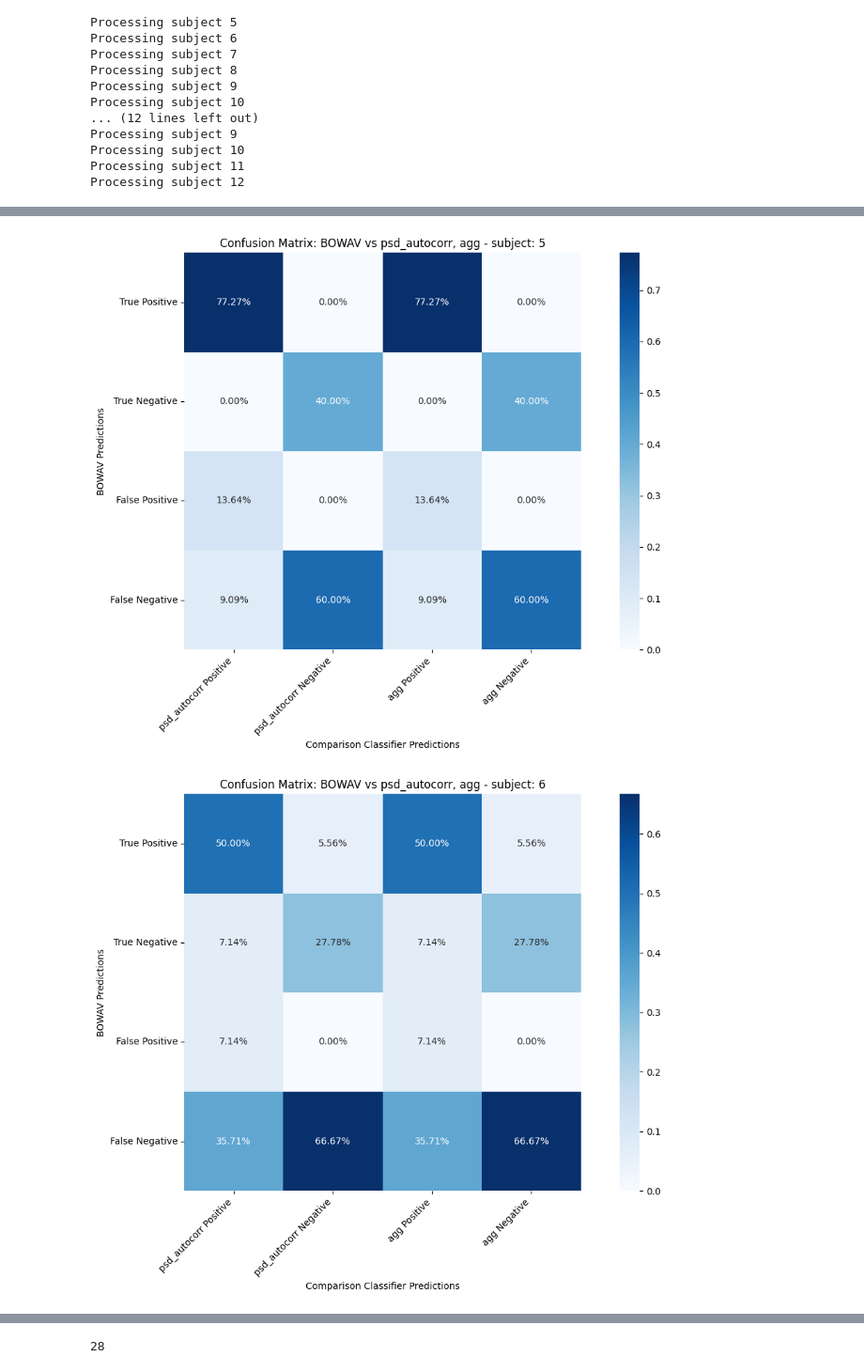
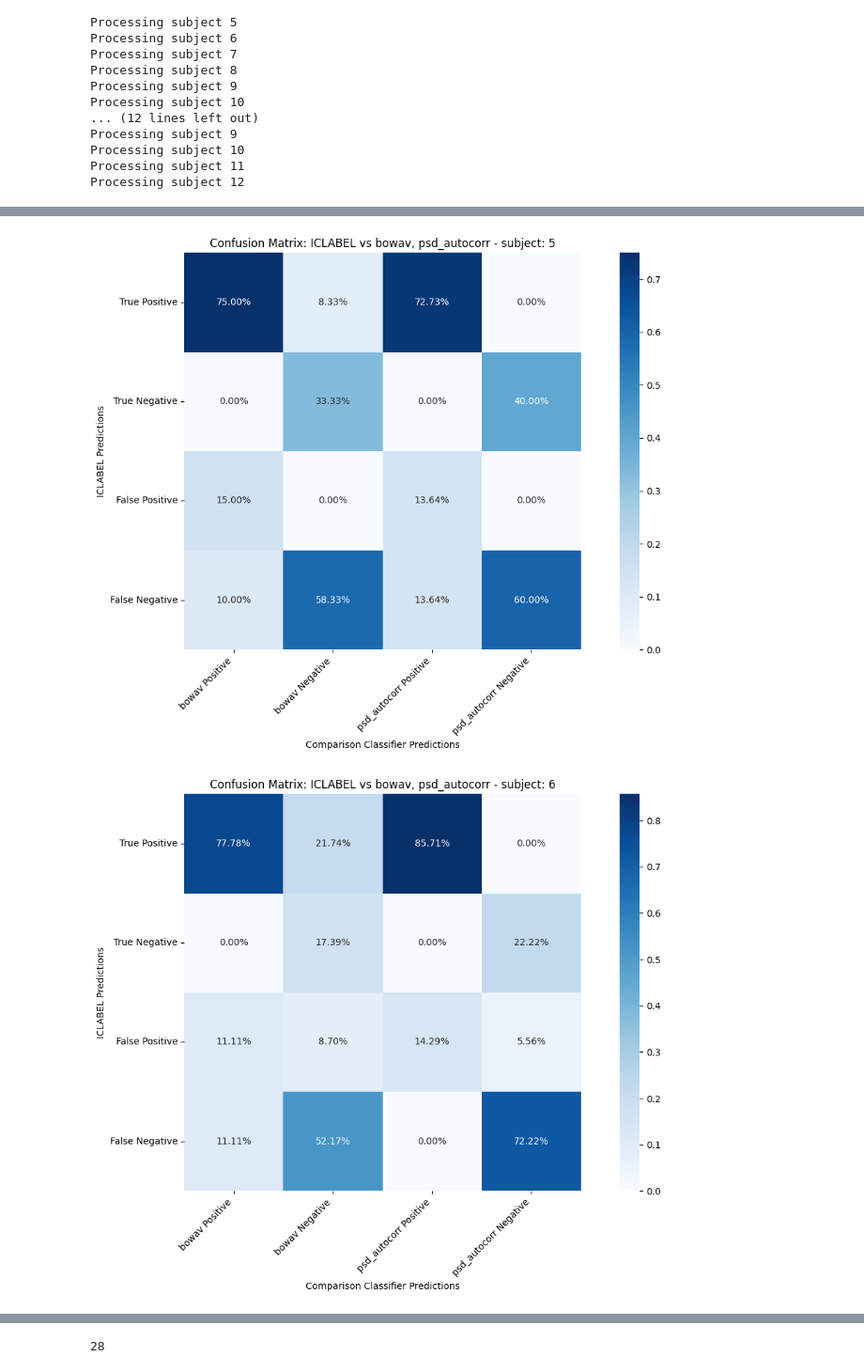
Before and after one commit to cniel-ud/ICWaves, a Jupyter notebook: notebooks/proto_logistic_ensemble.ipynb, the cells around one changed output, grey strips where cells are left out. Shown at 94% size. Saved outputs shown, nothing was run; the diff lists cells and outputs as text; code cells hidden in the pictures.

Commit message:
Include predictions from ICLabel

```diff
--- a/notebooks/proto_logistic_ensemble.ipynb
+++ b/notebooks/proto_logistic_ensemble.ipynb
@@ -205,6 +205,7 @@ def compute_confusion_matrix(subj_id, subj_id_inds, y_preds, labels, expert_labe
     y_base = y_preds[base_classifier][mask]
 
     # Create binary masks (using 0 as positive class)
+    sorted_states = ['tp', 'tn', 'fp', 'fn']
     base_states = {
         'tp': (y_true == 0) & (y_base == 0),
         'tn': (y_true != 0) & (y_base != 0),
@@ -217,13 +218,13 @@ def compute_confusion_matrix(subj_id, subj_id_inds, y_preds, labels, expert_labe
     conf_matrix = np.zeros((4, 2 * n_comparisons))
 
     # Fill matrix
-    for i, (k, base_state) in enumerate(base_states.items()):
+    for i, k in enumerate(sorted_states):
         for j, clf_name in enumerate(comparison_classifiers):
             y_comp = y_preds[clf_name][mask]
             # Even columns: positive predictions (0)
-            conf_matrix[i, 2*j] = np.sum(base_state & (y_comp == 0))
+            conf_matrix[i, 2*j] = np.sum(base_states[k] & (y_comp == 0))
             # Odd columns: negative predictions (not 0)
-            conf_matrix[i, 2*j + 1] = np.sum(base_state & (y_comp != 0))
+            conf_matrix[i, 2*j + 1] = np.sum(base_states[k] & (y_comp != 0))
 
     # Normalize if requested
     if normalize:
@@ -300,18 +301,46 @@ def plot_confusion_matrix(
     plt.tight_layout()
 
     return ax
+# %%
+from scipy.io import loadmat
+from numpy.typing import NDArray
+
+test_segment_len = test_times[0]
+def get_iclabel_labels(subj_id: int, path: Path) -> NDArray[int]:
+    """
+    Get ICLabel labels for a given subject ID.
+
+    Parameters
+    ----------
+    subj_id : int
+        Subject ID.
+
+    Returns
+    -------
+    ICLabel labels.
+    """
+    subdir = path.joinpath(f"IC_labels_at_{test_segment_len:.1f}_seconds")
+    file = subdir.joinpath(f"subj-{subj_id:02}.mat")
+    with file.open("rb") as f:
+        data = loadmat(f)
+        noisy_labels = data["noisy_labels"]
+
+    return np.argmax(noisy_labels, axis=1)
 # %%
 confusion_mat_mean =  np.zeros((4, 4))
+iclabel_data_path = root / "data" / eval_dataset
 for subj_id in subj_ids(eval_dataset):
     y_preds = get_predictions(features, models, agg_methods, subj_id)
+    iclabel_preds = get_iclabel_labels(subj_id, iclabel_data_path)
+    y_preds["iclabel"] = iclabel_preds
     confusion_mat = compute_confusion_matrix(
         subj_id=7,
         subj_id_inds=subj_id_inds,
         y_preds=y_preds,
         labels=labels,
         expert_label_mask=expert_label_mask,
-        base_classifier='bowav',
-        comparison_classifiers=['psd_autocorr', 'agg'],
+        base_classifier='iclabel',
+        comparison_classifiers=['bowav', 'psd_autocorr'],
         normalize=True
     )
     confusion_mat_mean += confusion_mat
@@ -319,8 +348,8 @@ for subj_id in subj_ids(eval_dataset):
     # Then plot it
     ax = plot_confusion_matrix(
         confusion_matrix=confusion_mat,
-        base_classifier='bowav',
-        comparison_classifiers=['psd_autocorr', 'agg'],
+        base_classifier='iclabel',
+        comparison_classifiers=['bowav', 'psd_autocorr'],
         figsize=(12, 8),
         cmap='Blues',
         subj_id=str(subj_id),
@@ -347,2 +376,2 @@ plt.show()
-[figure, old version]
+[figure, new version]
-[figure, old version]
+[figure, new version]
```
Also changed, not shown: parts of 3 cells of this notebook.
